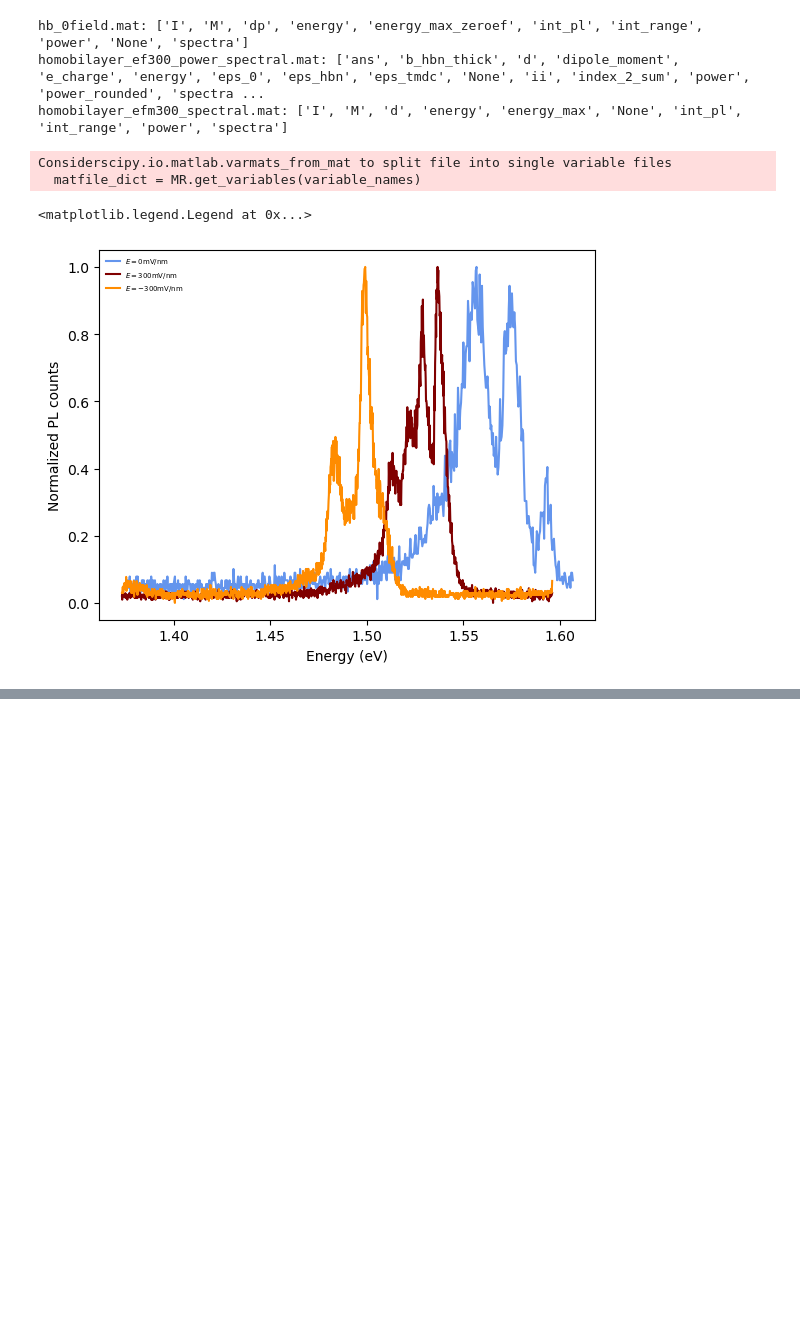
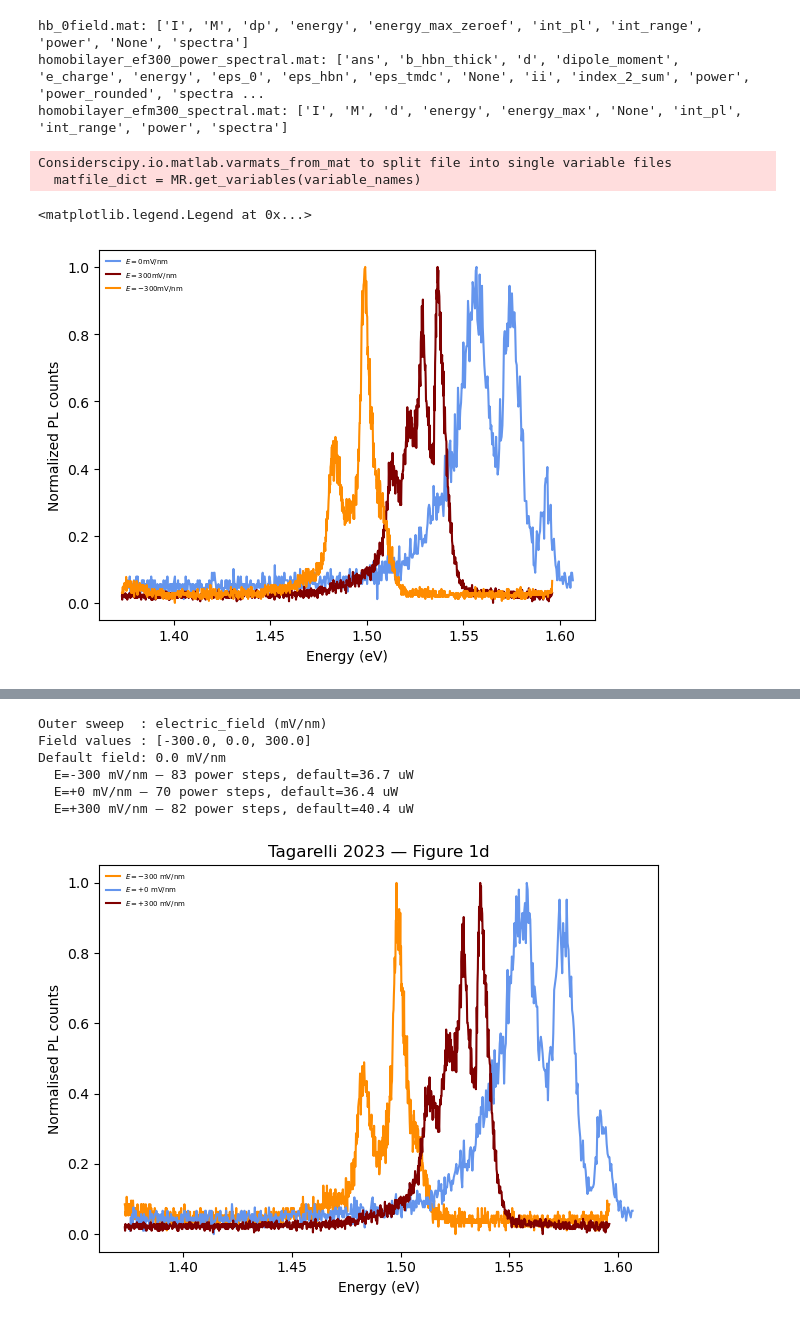
Before and after one commit to brandonlokesy/LANES-TMDC-Optics-Tools, a Jupyter notebook: examples/example_import_zenodo_data.ipynb, the cells around one changed output, grey strips where cells are left out. Saved outputs shown, nothing was run; the diff lists cells and outputs as text; code cells hidden in the pictures; blank space fills up the shorter version.

```diff
--- a/examples/example_import_zenodo_data.ipynb
+++ b/examples/example_import_zenodo_data.ipynb
@@ -56,0 +109,44 @@ ax.legend(loc='upper left', frameon=False, fontsize=5)
+# %%
+# Inspect the sweep structure
+ef_sweep = ref["electric_field"]
+print(f"Outer sweep  : {ef_sweep.parameter_name} ({ef_sweep.parameter_unit})")
+print(f"Field values : {ef_sweep.values()}")
+print(f"Default field: {ef_sweep.default_value} {ef_sweep.parameter_unit}")
+
+for field_val in ef_sweep.values():
+    cond = ef_sweep[field_val]
+    pw   = cond["power"]
+    print(f"  E={field_val:+.0f} mV/nm — {len(pw.spectra)} power steps, "
+          f"default={pw.default_value:.1f} {pw.parameter_unit}")
+# %% [output]
+Outer sweep  : electric_field (mV/nm)
+Field values : [-300.0, 0.0, 300.0]
+Default field: 0.0 mV/nm
+  E=-300 mV/nm — 83 power steps, default=36.7 uW
+  E=+0 mV/nm — 70 power steps, default=36.4 uW
+  E=+300 mV/nm — 82 power steps, default=40.4 uW
+# %%
+# Reproduce Figure 1d — default power for each electric field condition
+colors = {0.0: 'cornflowerblue', 300.0: 'maroon', -300.0: 'darkorange'}
+
+fig, ax = plt.subplots()
+
+for field_val in ef_sweep.values():
+    cond = ef_sweep[field_val]
+    sp   = cond.default_spectrum("power")
+    ax.plot(
+        sp.energy,
+        sp.normalised(),
+        color=colors[field_val],
+        linestyle='-',
+        label=f'$E={field_val:+.0f}$ mV/nm'
+    )
+
+ax.set_xlabel(f'Energy ({sp.energy_unit})')
+ax.set_ylabel(f'Normalised {sp.spectroscopy} counts')
+ax.legend(loc='upper left', frameon=False, fontsize=5)
+ax.set_title(f'Tagarelli 2023 — Figure 1d')
+plt.tight_layout()
+plt.show()
+# %% [output]
+[figure, added]
```
Also changed, not shown: parts of 9 cells of this notebook, 1 other file.
